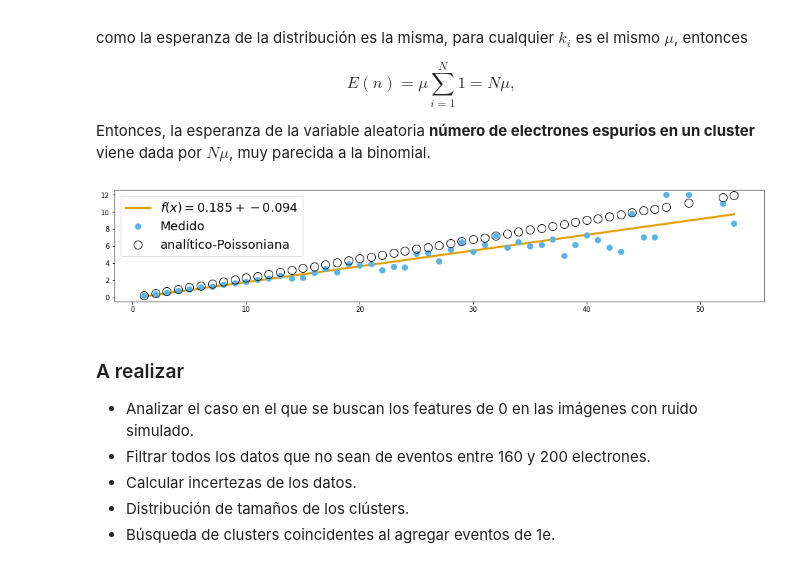
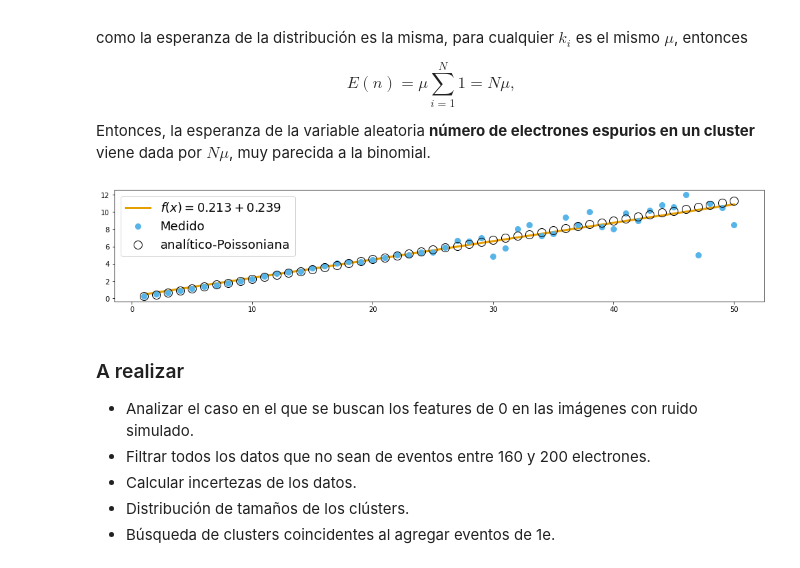
Before and after one commit to Igna11/Tesis-Skipper, a Jupyter notebook: Analisis_de_Imagenes.ipynb, the cells around one changed output. Cells and saved outputs as stored; diff of their text form; code cells hidden in the pictures.

````diff
--- a/Analisis_de_Imagenes.ipynb
+++ b/Analisis_de_Imagenes.ipynb
@@ -669,0 +725,27 @@ Notar que estoy dividiendo el número total de eventos de 1e, sobre el número t
+# %%
+# ===========================================================================
+N = len(fits_imgs_list)
+
+# Guardo unas variables para ir acumulando la cantidad de píxeles con 0 y 1 e
+ceros = 0
+unos = 0
+
+for i, elem in enumerate(fits_imgs_list):
+    # Uso las imágenes completas, solo en su región activa
+    image = ADU2e(elem, ohdu=0)[0][:, 8:451]
+    # Guardo la cantidad de ceros de cada imagen y los voy sumando
+    ceros += image[image==0].size
+    # Idem para los unos
+    unos += image[image==1].size
+
+    # Progreso:
+    print("\r%.2f%%" % (100*i/924), end = "")
+
+# Calculo la probabilidad de que en un pixel caiga un electrón espurio
+probabilidad = unos/ceros
+
+# Calculo el error relativo
+error = np.sqrt((1/np.sqrt(unos))**2 + (1/np.sqrt(ceros))**2)*(unos/ceros)
+
+# Imprimo resultado
+print("\nLa probabilidad resulta %.4f +/ %.4f" % (probabilidad, error))
@@ -756,7 +860,7 @@ def img2bw(image, lower_thresh=None, upper_thresh=None):
         lower_thresh = 0
     if upper_thresh is None:
         upper_thresh = np.max(image) + 1
-    return (image > lower_thresh) & (image < upper_thresh)
+    return (image >= lower_thresh) & (image <= upper_thresh)
 # %% [markdown]
 Voy agarrar una imagen aleatoria de todas las que tengo y le voy a pasar la función ```get_cluster_size_and_intesity()``` para sacarle las propiedades que necesite, usando la función ```scipy```, ```ndi.label``` (usando el modelo de Santiago).
 
@@ -1065,11 +1173,8 @@ lista_dics_noisy = []
 for i, image in enumerate(fits_imgs_list):
     # abro la imagen, cargo la que tiene 2 o más eventos por pixel
     cluster_img_noise = single_fits2double_fits(image, ohdu=0)[1]
-    # bucle for para agregar los eventos de un electrón
-    for ix, iy in np.ndindex(cluster_img_noise.shape):
-        # si un numero random es menor que prob, entonces sumo un e-
-        if np.random.rand() < prob:
-            cluster_img_noise[ix,iy] += 1
+    # Agrego ruido poissoniano a la imagen
+    cluster_img_noise += poisson.rvs(mu = 0.2253, size=(50,493))
     # acá ya tengo la imagen con los eventos de 1e agregados. Ahora me armo
     # el diccionario de features usando la función get_cluster_info y los
     # labels que ya tenía de antes en una lista
@@ -1230,7 +1335,7 @@ Y también vuelvo a graficar lo medido, la diferencia de conteo de electrones po
 # %%
 # le agrego una columna "esperanza_binomial" al DataFrame
 # prob es una variable definida al final de la primera parte
-df["esperanza_binomial"] = df["areas"]*prob
+df["esperanza_binomial"] = df["areas"]*probabilidad
 plt.figure(figsize=(17,3))
 # ploteo el ajuste lineal
 m, b = regresion_lineal(df["areas"], df["diff"])
@@ -1356,31 +1460,31 @@ $$E(n) = \mu \sum\limits_{i=1}^{N} 1 = N \mu,$$
 
 Entonces, la esperanza de la variable aleatoria **número de electrones espurios en un cluster** viene dada por $N\mu$, muy parecida a la binomial.
 # %%
-DF["esperanza_poisson"] = DF["areas"]*0.2253
+DF["esperanza_poisson"] = DF["areas"]*probabilidad
 plt.figure(figsize=(17, 3))
 # ploteo el ajuste
 plt.plot(DF["areas"].head(50), DF["areas"].head(50)*m + b,
          color="#E69F00",
          linewidth=3,label="$f(x)=%.3f + %.3f$" % (m, b))
 
 # ploteo los datos promediados
 plt.plot(DF["areas"].head(50), DF["diff"].head(50),
          'o',
          color="#56B4E9",
          markersize=8,
          label="Medido")
 
 # ploteo la teórica (Poisson) con circulos abiertos
 plt.plot(DF["areas"].head(50), DF["esperanza_poisson"].head(50),
          'o',
          color="k",
          markersize=12,
          fillstyle="none",
          label="analítico-Poissoniana")
 plt.legend(fontsize=18);
 #plt.savefig("PoissonVSMontecarlo.pdf")
 # %% [output]
-[figure, old version]
+[figure, new version]
 # %% [markdown]
 ### A realizar
 - Analizar el caso en el que se buscan los features de 0 en las imágenes con ruido simulado.
````
Also changed, not shown: parts of 39 cells of this notebook.
